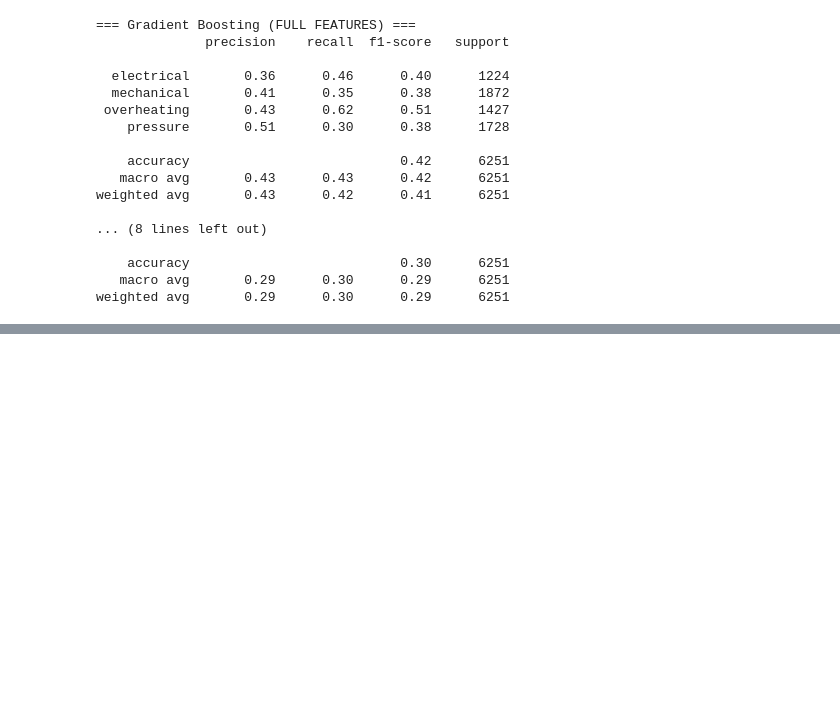
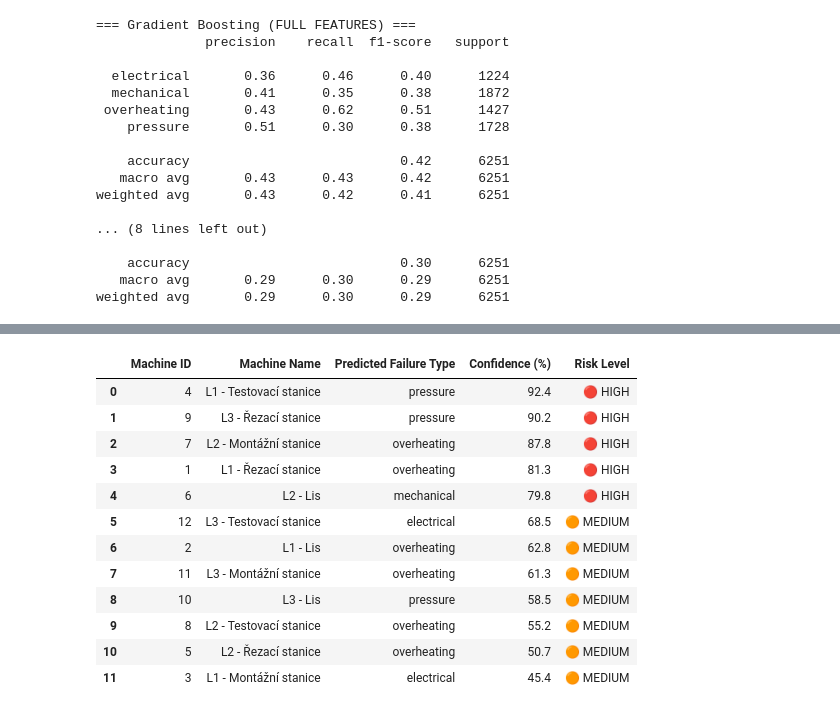
Before and after one commit to jiravo/diplomova-prace, a Jupyter notebook: predictive/failure_type.ipynb, the cells around one changed output, grey strips where cells are left out. Cells and saved outputs as stored; diff of their text form; code cells hidden in the pictures; blank space fills up the shorter version.

```diff
--- a/predictive/failure_type.ipynb
+++ b/predictive/failure_type.ipynb
@@ -17,6 +17,22 @@ df.head()
 | 131405 | 2022-01-01 | 6 | 49.3 | 2.28 | 4.61 | 89.27 | 17.8 | 1 | ... |
 | 26281 | 2022-01-01 | 2 | 49.3 | 2.28 | 4.61 | 89.27 | 17.8 | 1 | ... |
 5 rows × 27 columns
+# %%
+# Namapování názvů linek vůči ID
+machine_map = {
+    1: "L1 - Řezací stanice",
+    2: "L1 - Lis",
+    3: "L1 - Montážní stanice",
+    4: "L1 - Testovací stanice",
+    5: "L2 - Řezací stanice",
+    6: "L2 - Lis",
+    7: "L2 - Montážní stanice",
+    8: "L2 - Testovací stanice",
+    9: "L3 - Řezací stanice",
+    10: "L3 - Lis",
+    11: "L3 - Montážní stanice",
+    12: "L3 - Testovací stanice"
+}
 # %%
 # Výběr pouze záznamů, kde je porucha do 72h
 df_type = df[df["target_failure_72h"] == 1].copy()
@@ -303,0 +364,73 @@ weighted avg       0.29      0.30      0.29      6251
+# %%
+# 1) pravděpodobnosti pro všechny třídy
+probs = model_gb.predict_proba(X_test)
+
+# názvy tříd (pořadí odpovídá predict_proba)
+classes = model_gb.classes_
+
+# 2) vytvoření dataframe
+results = test.copy()
+
+# predikce typu poruchy
+results["predicted_type"] = pred_gb
+
+# confidence = max pravděpodobnost
+results["confidence"] = probs.max(axis=1)
+
+# 3) poslední záznam pro každý stroj
+latest = (
+    results
+    .sort_values("timestamp")
+    .groupby("machine_id")
+    .tail(1)
+    .copy()
+)
+
+# 4) převod na %
+latest["confidence_pct"] = (latest["confidence"] * 100).round(1)
+
+# 5) risk level (můžeš upravit)
+latest["risk_level"] = latest["confidence"].apply(
+    lambda x: "🔴 HIGH" if x > 0.7 else ("🟠 MEDIUM" if x > 0.4 else "🟢 LOW")
+)
+
+# 6) mapování názvů strojů
+latest["machine_name"] = latest["machine_id"].map(machine_map)
+
+# 7) finální tabulka
+final_table_type = (
+    latest[[
+        "machine_id",
+        "machine_name",
+        "predicted_type",
+        "confidence_pct",
+        "risk_level"
+    ]]
+    .sort_values("confidence_pct", ascending=False)
+    .reset_index(drop=True)
+)
+
+# 8) přejmenování
+final_table_type.columns = [
+    "Machine ID",
+    "Machine Name",
+    "Predicted Failure Type",
+    "Confidence (%)",
+    "Risk Level"
+]
+
+final_table_type
+# %% [output]
+|  | Machine ID | Machine Name | Predicted Failure Type | Confidence (%) | Risk Level |
+| 0 | 4 | L1 - Testovací stanice | pressure | 92.4 | 🔴 HIGH |
+| 1 | 9 | L3 - Řezací stanice | pressure | 90.2 | 🔴 HIGH |
+| 2 | 7 | L2 - Montážní stanice | overheating | 87.8 | 🔴 HIGH |
+| 3 | 1 | L1 - Řezací stanice | overheating | 81.3 | 🔴 HIGH |
+| 4 | 6 | L2 - Lis | mechanical | 79.8 | 🔴 HIGH |
+| 5 | 12 | L3 - Testovací stanice | electrical | 68.5 | 🟠 MEDIUM |
+| 6 | 2 | L1 - Lis | overheating | 62.8 | 🟠 MEDIUM |
+| 7 | 11 | L3 - Montážní stanice | overheating | 61.3 | 🟠 MEDIUM |
+| 8 | 10 | L3 - Lis | pressure | 58.5 | 🟠 MEDIUM |
+| 9 | 8 | L2 - Testovací stanice | overheating | 55.2 | 🟠 MEDIUM |
+| 10 | 5 | L2 - Řezací stanice | overheating | 50.7 | 🟠 MEDIUM |
+| 11 | 3 | L1 - Montážní stanice | electrical | 45.4 | 🟠 MEDIUM |
```
Also changed, not shown: parts of 5 cells of this notebook, 2 other files.
